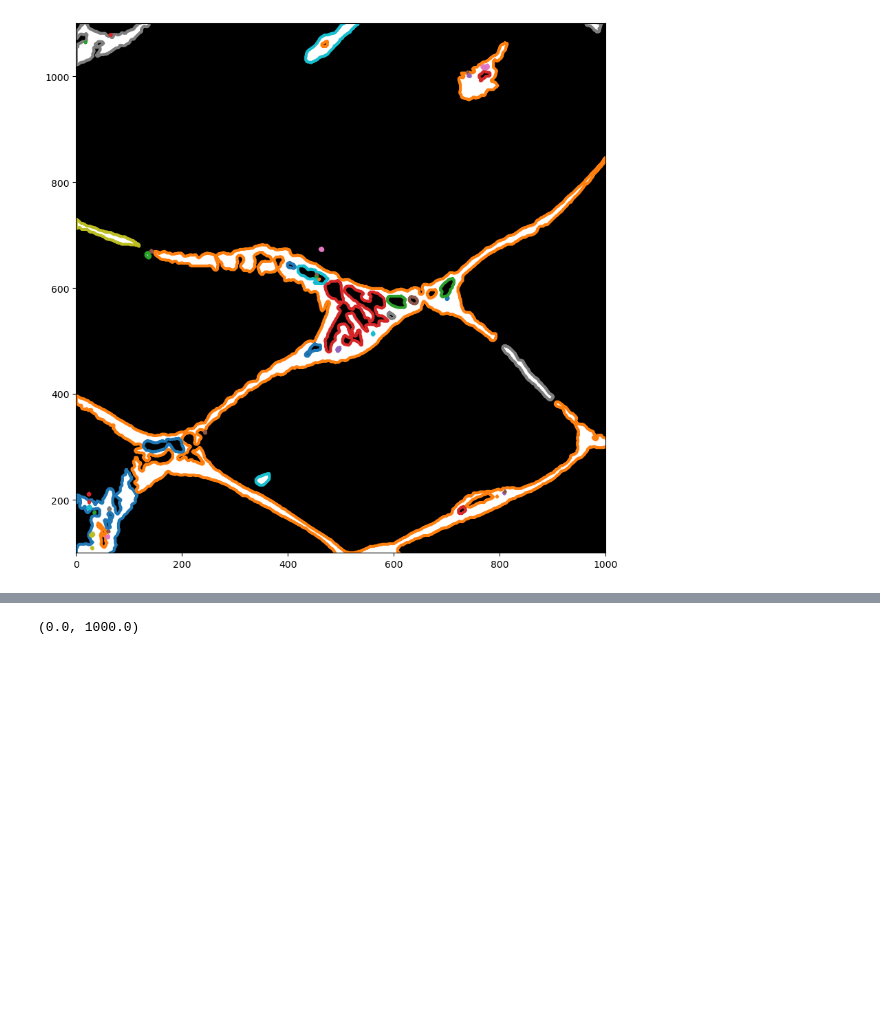
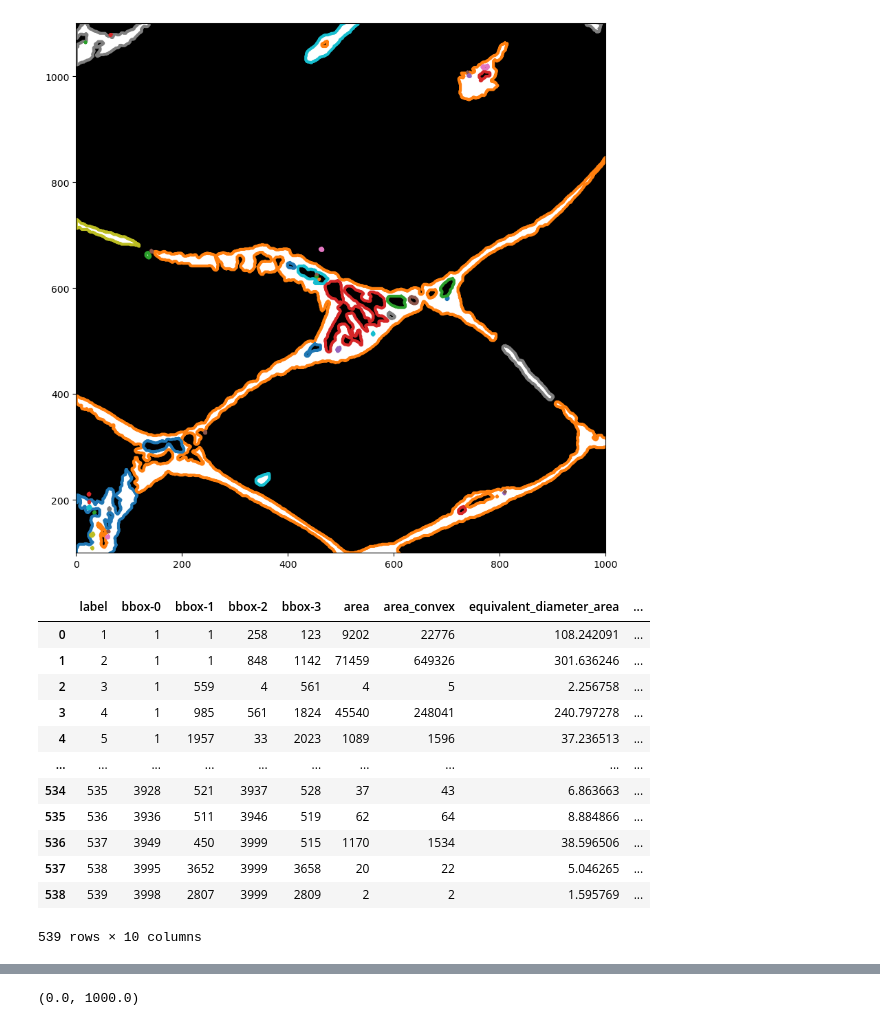
Before and after one commit to potsci/random_projects, a Jupyter notebook: find_eutectic_isles.ipynb, the cells around one changed output, grey strips where cells are left out. Saved outputs shown, nothing was run; the diff lists cells and outputs as text; code cells hidden in the pictures; blank space fills up the shorter version.

```diff
--- a/find_eutectic_isles.ipynb
+++ b/find_eutectic_isles.ipynb
@@ -50,0 +71,20 @@ ax.set_xlim(y,y+1000)
+# %%
+label_img = label(invert(img))
+properties=['label','bbox','area','area_convex','equivalent_diameter_area','axis_major_length','axis_minor_length']
+props=measure.regionprops_table(label_img,img,properties=properties)
+df=pd.DataFrame(props)
+df
+# %% [output]
+|  | label | bbox-0 | bbox-1 | bbox-2 | bbox-3 | area | area_convex | equivalent_diameter_area | ... |
+| 0 | 1 | 1 | 1 | 258 | 123 | 9202 | 22776 | 108.242091 | ... |
+| 1 | 2 | 1 | 1 | 848 | 1142 | 71459 | 649326 | 301.636246 | ... |
+| 2 | 3 | 1 | 559 | 4 | 561 | 4 | 5 | 2.256758 | ... |
+| 3 | 4 | 1 | 985 | 561 | 1824 | 45540 | 248041 | 240.797278 | ... |
+| 4 | 5 | 1 | 1957 | 33 | 2023 | 1089 | 1596 | 37.236513 | ... |
+| ... | ... | ... | ... | ... | ... | ... | ... | ... | ... |
+| 534 | 535 | 3928 | 521 | 3937 | 528 | 37 | 43 | 6.863663 | ... |
+| 535 | 536 | 3936 | 511 | 3946 | 519 | 62 | 64 | 8.884866 | ... |
+| 536 | 537 | 3949 | 450 | 3999 | 515 | 1170 | 1534 | 38.596506 | ... |
+| 537 | 538 | 3995 | 3652 | 3999 | 3658 | 20 | 22 | 5.046265 | ... |
+| 538 | 539 | 3998 | 2807 | 3999 | 2809 | 2 | 2 | 1.595769 | ... |
+539 rows × 10 columns
```
Also changed, not shown: parts of 28 cells of this notebook, 7 other files.
